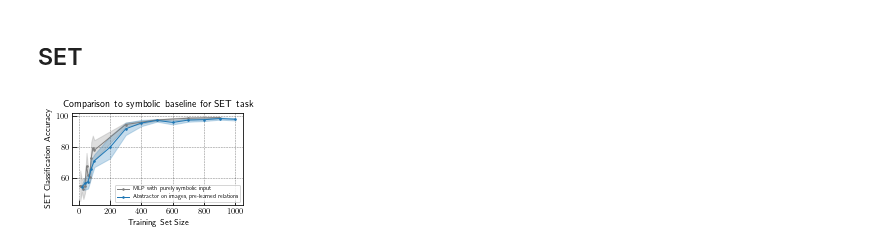
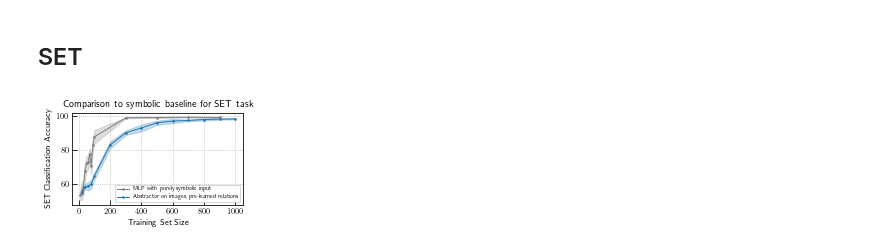
Before and after one commit to jdlafferty/relational, a Jupyter notebook: paper/paper_figures/create_figures_jdl.ipynb, the cells around one changed output. Saved outputs shown, nothing was run; the diff lists cells and outputs as text; code cells hidden in the pictures.

```diff
--- a/paper/paper_figures/create_figures_jdl.ipynb
+++ b/paper/paper_figures/create_figures_jdl.ipynb
@@ -1,9 +1,12 @@
 # %% [markdown]
 # Create Figures for Paper
 # %%
+# A version of Awni's plotting scripts that work in a different environment
+# changes: import scipy.stats and do not use ax.grid('dotted',linewidth=.7') explicitly
 import pandas as pd
 import numpy as np
 import scipy
+import scipy.stats
 import matplotlib.pyplot as plt
 
 fsize = 8
@@ -13,7 +16,7 @@ major = 5.0
 minor = 3.0
 lwidth = 0.8
 lhandle = 2.0
-plt.style.use('grid')
+## JDL plt.style.use('grid')
 # plt.style.use('default')
 plt.rcParams['text.usetex'] = True
 plt.rcParams['font.size'] = fsize
@@ -205,30 +212,31 @@ fig.savefig(f'{save_dir}/multiplicative_robustness.pdf')
 # %%
 def plot_symbolic_comparison(pretrained_n, pretrained_accs, scratch_n, scratch_accs):
     import scipy.stats
     scratch_accuracy = np.mean(scratch_accs, axis=1)
     scratch_acc_sem = scipy.stats.sem(scratch_accs, axis=1)
     pretrained_accuracy = np.mean(pretrained_accs, axis=1)
     pretrained_acc_sem = scipy.stats.sem(pretrained_accs, axis=1)
     fig, ax = plt.subplots(figsize=(3,2))
     ax.plot(scratch_n, scratch_accuracy, **plot_kwargs, c=color_map['Ablation Model'], label='MLP with purely symbolic input')
     ax.fill_between(scratch_n, scratch_accuracy - 2*scratch_acc_sem,
         scratch_accuracy + 2*scratch_acc_sem, color=color_map['Ablation Model'], **errband_kwargs)
     ax.plot(pretrained_n, pretrained_accuracy, c=color_map['Abstractor'], label='Abstractor on images, pre-learned relations', **plot_kwargs)
     ax.fill_between(pretrained_n, pretrained_accuracy - 2*pretrained_acc_sem,
         pretrained_accuracy + 2*pretrained_acc_sem, color=color_map['Abstractor'], **errband_kwargs)
     ax.set_xlabel('Training Set Size')
     ax.legend(loc='lower right', fontsize='x-small', fancybox=True, frameon=True, framealpha=0.8);
     ax.set_ylabel('SET Classification Accuracy')
     ax.set_title("Comparison to symbolic baseline for SET task")
+    ax.grid(linestyle='dotted',linewidth=.7)
     fig.set_tight_layout(True)
     fig.savefig(f'{save_dir}/set_symbolic_vs_abstractor.pdf')
     plt.show()
 
-dat = np.load('symbolic_vs_abstractor_run0.npz')
+dat = np.load('symbolic_vs_abstractor_run4.npz')
 train_sizes = dat['train_sizes']
 accs = dat['accs']
 symbolic_train_sizes = dat['symbolic_train_sizes']
 symbolic_accs = dat['symbolic_accs']
 plot_symbolic_comparison(train_sizes, accs, symbolic_train_sizes, symbolic_accs)
 # %% [output]
-[figure, old version]
+[figure, new version]
```
Also changed, not shown: parts of 5 cells of this notebook, 7 other files.
